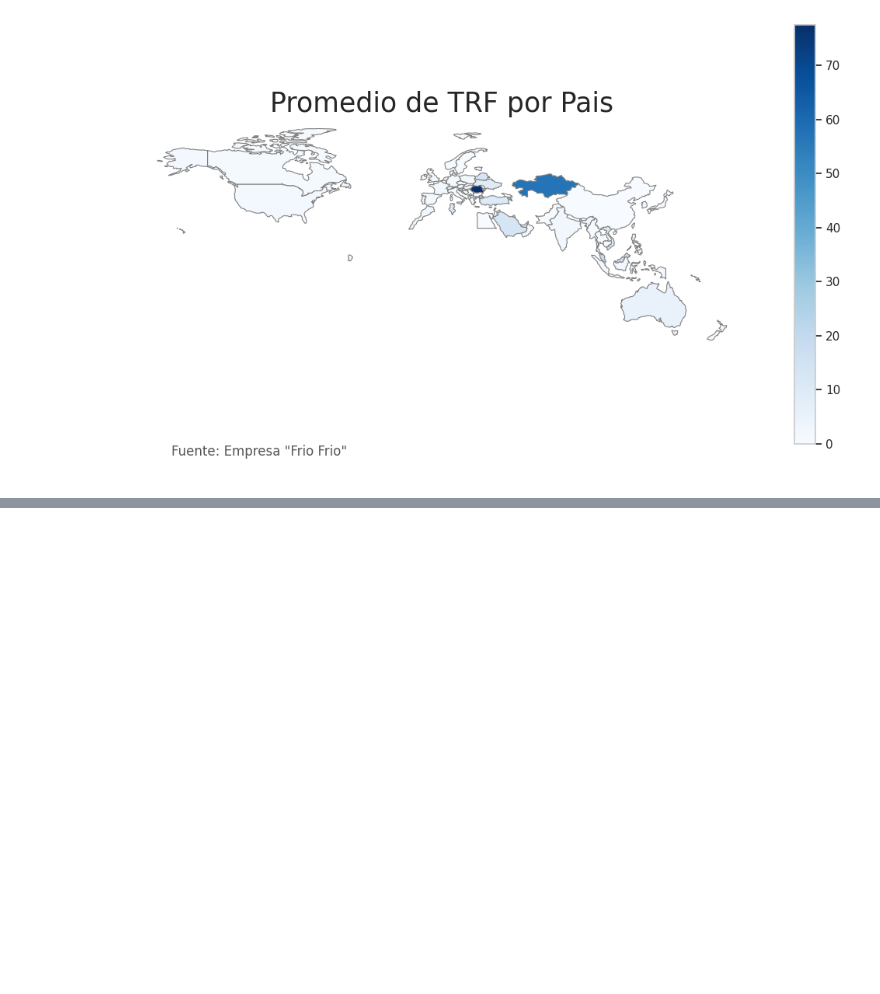
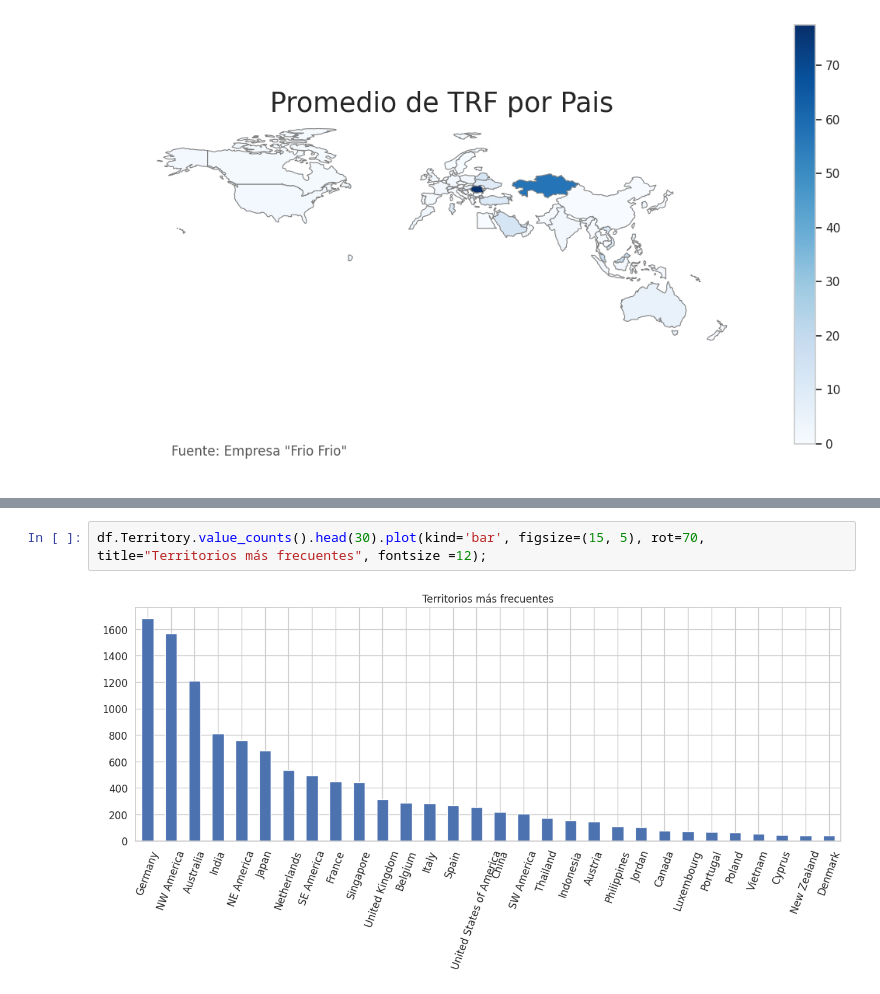
Before and after one commit to germanbc/Organizacion-de-Datos-2c2020-TP1, a Jupyter notebook: TP1-Sofia.ipynb, the cells around one changed output, grey strips where cells are left out. Saved outputs shown, nothing was run; the diff lists cells and outputs as text; blank space fills up the shorter version.

Commit message:
mas analisis de territorios

```diff
--- a/TP1-Sofia.ipynb
+++ b/TP1-Sofia.ipynb
@@ -367,0 +378,4 @@ fig.savefig('map_promedios_TRF_por_pais.png', dpi=300)
+# %%
+df.Territory.value_counts().head(30).plot(kind='bar', figsize=(15, 5), rot=70, title="Territorios más frecuentes", fontsize =12);
+# %% [output]
+[figure, added]
```
Also changed, not shown: parts of 6 cells of this notebook.
